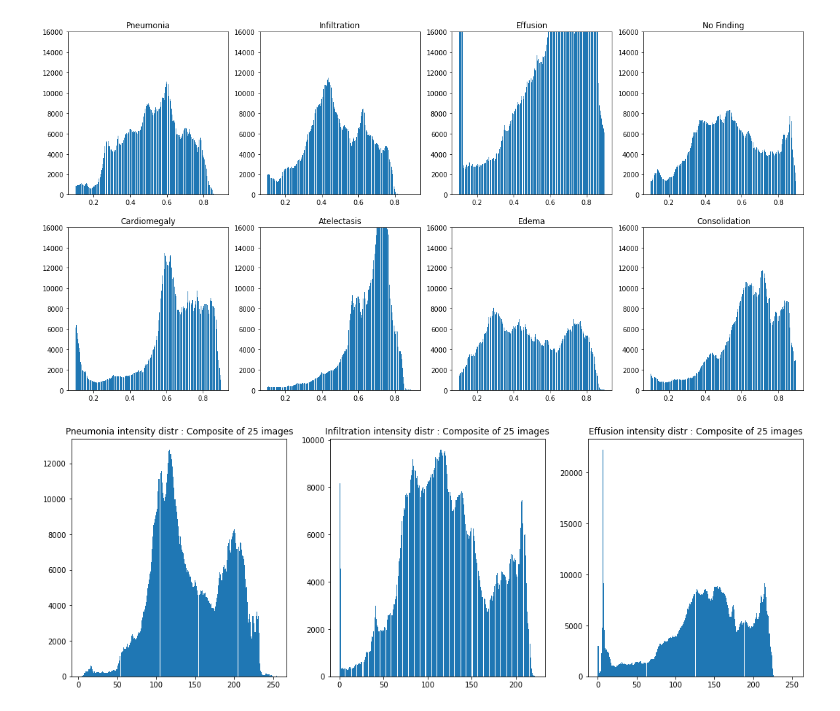
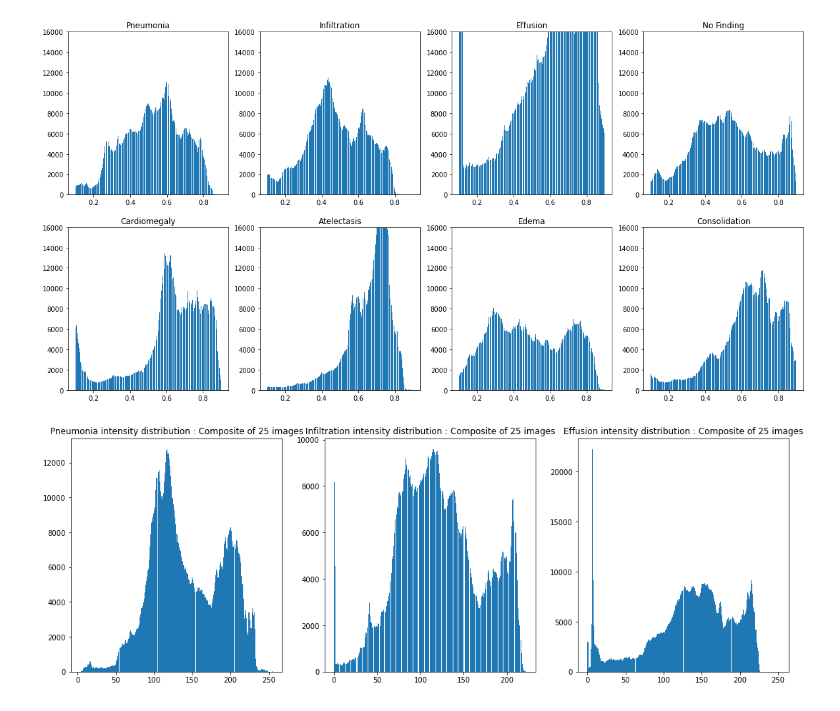
Before and after one commit to ellizzabbetth/ai-pneumonia-identification, a Jupyter notebook: EDA.ipynb, the cells around one changed output. Drawn from its saved outputs; the diff is of its cells as text; code cells hidden in the pictures.

```diff
--- a/EDA.ipynb
+++ b/EDA.ipynb
@@ -966,14 +939,14 @@ for fim in list(sample_df[sample_df['Effusion']==1]['path'])[3:25]:
 # %%
 fig,ax = plt.subplots(1,3,figsize=(18,6))
 
-ax[0].hist(np.array(c_pneumonia).ravel(),bins=256)
-ax[0].set_title("Pneumonia intensity distr : Composite of 25 images")
+ax[0].hist(np.array(c_pneumonia).ravel(), bins=256)
+ax[0].set_title("Pneumonia intensity distribution : Composite of 25 images")
 
-ax[1].hist(np.array(c_infil).ravel(),bins=256)
-ax[1].set_title("Infiltration intensity distr : Composite of 25 images")
+ax[1].hist(np.array(c_infil).ravel(), bins=256)
+ax[1].set_title("Infiltration intensity distribution : Composite of 25 images")
 
-ax[2].hist(np.array(c_effusion).ravel(),bins=256)
-ax[2].set_title("Effusion intensity distr : Composite of 25 images")
+ax[2].hist(np.array(c_effusion).ravel(), bins=256)
+ax[2].set_title("Effusion intensity distribution : Composite of 25 images")
 plt.show()
 # %% [output]
-[figure, old version]
+[figure, new version]
```
Also changed, not shown: parts of 38 cells of this notebook, 6 other files.
